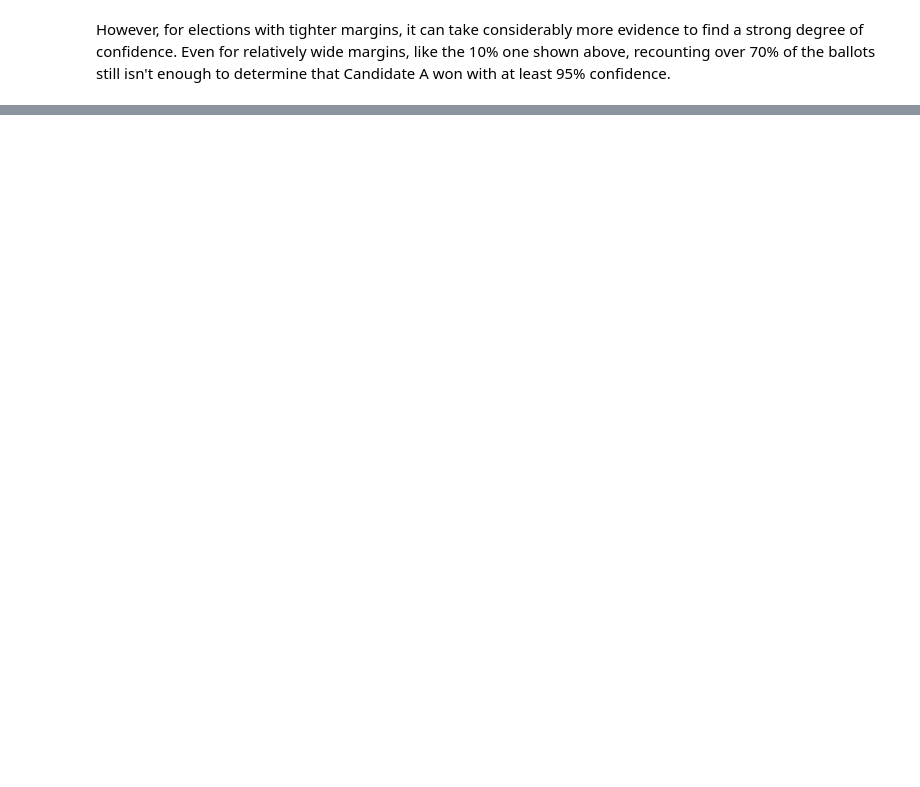
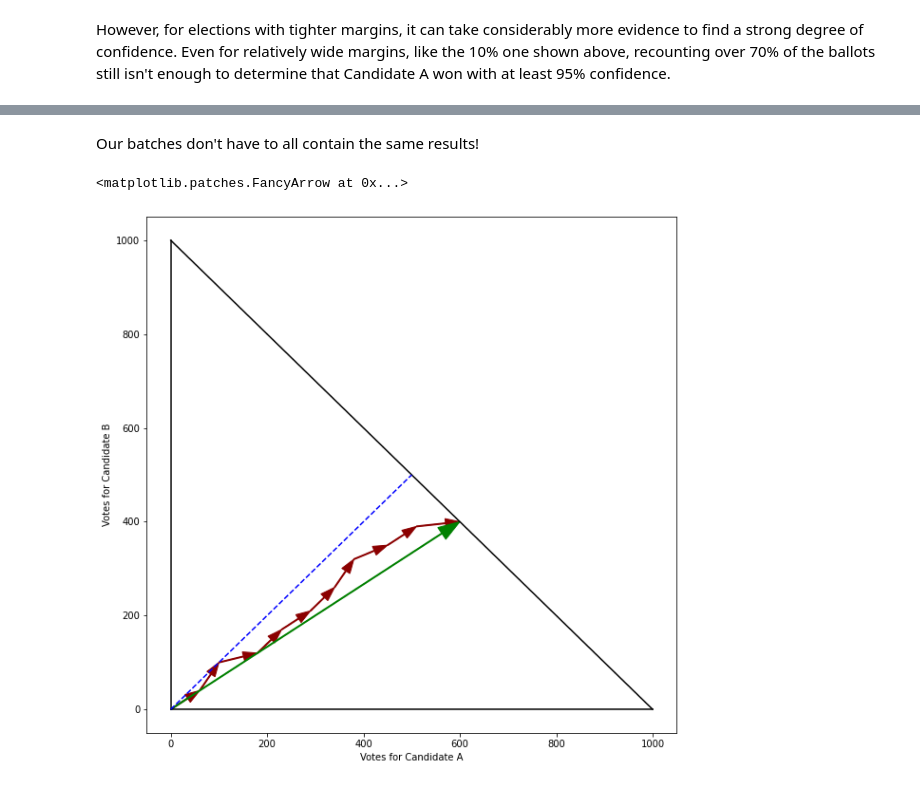
Before and after one commit to umbernhard/rlamath, a Jupyter notebook: Geometry of Post-election Audits.ipynb, the cells around one changed output, grey strips where cells are left out. Cells and saved outputs as stored; diff of their text form; code cells hidden in the pictures; blank space fills up the shorter version.

```diff
--- a/Geometry of Post-election Audits.ipynb
+++ b/Geometry of Post-election Audits.ipynb
@@ -404,0 +496,19 @@ However, for elections with tighter margins, it can take considerably more evide
+# %%
+# Vectors!
+fig, ax = plt.subplots(figsize=(10,10))
+ax.plot([0, N], [N, 0], color="black")
+ax.plot([0, N], [0, 0], color="black")
+ax.plot([0, 0], [0, N], color="black")
+ax.plot([0, N/2], [0, N/2], 'b--')
+ax.set_xlabel('Votes for Candidate A')
+ax.set_ylabel('Votes for Candidate B')
+
+origin = np.array([0, 0])
+
+v_res = np.array([600, 400])
+
+last = origin
+for i in range(1, 11):
+    batch = v_res/10
+    ax.arrow(*last, *batch, width=2, head_width=20, length_includes_head=True, color='darkred')
+    last = last + batch
@@ -404,0 +527,37 @@ However, for elections with tighter margins, it can take considerably more evide
+# %% [markdown]
+Our batches don't have to all contain the same results!
+# %%
+fig, ax = plt.subplots(figsize=(10,10))
+ax.plot([0, N], [N, 0], color="black")
+ax.plot([0, N], [0, 0], color="black")
+ax.plot([0, 0], [0, N], color="black")
+ax.plot([0, N/2], [0, N/2], 'b--')
+ax.set_xlabel('Votes for Candidate A')
+ax.set_ylabel('Votes for Candidate B')
+
+origin = np.array([0, 0])
+
+v_res = np.array([600, 400])
+
+
+batches = np.array([[60, 40],
+                    [40, 60],
+                    [80, 20],
+                    [50, 50],
+                    [60, 40],
+                    [50, 50],
+                    [40, 60],
+                    [70, 30],
+                    [60, 40],
+                    [90, 10]
+                   ])
+last = origin
+for batch in batches:
+    ax.arrow(*last, *batch, width=2, head_width=20, length_includes_head=True, color='darkred')
+
+    last = batch + last
+
+ax.arrow(*origin, *v_res, width=2, head_width=30, length_includes_head=True, color='green')
+# %% [output]
+<matplotlib.patches.FancyArrow at 0x...>
+[figure, added]
```
Also changed, not shown: parts of 15 cells of this notebook, 1 other file.
